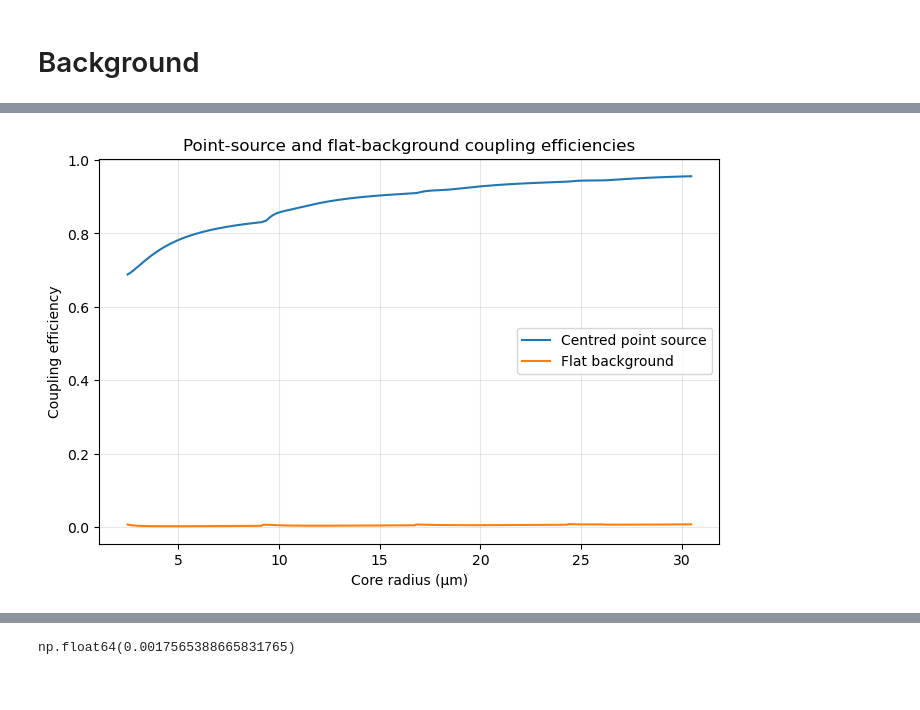
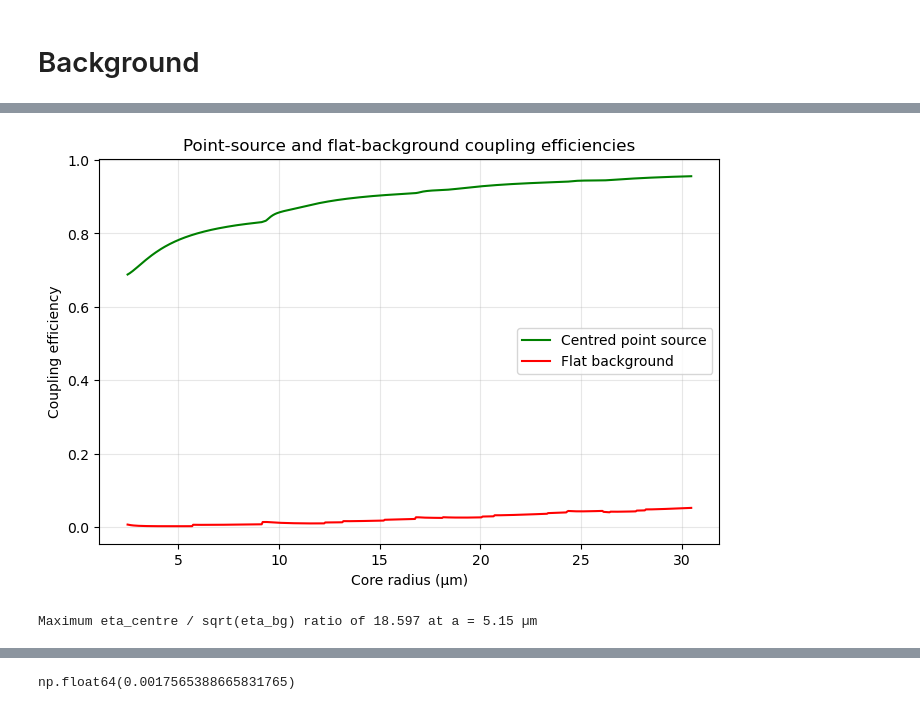
Before and after one commit to TongyueLiu/OH-Suppression-MRes-Project, a Jupyter notebook: notebooks/2D electric field calculations.ipynb, the cells around one changed output, grey strips where cells are left out. Drawn from its saved outputs; the diff is of its cells as text; code cells hidden in the pictures.

```diff
--- a/notebooks/2D electric field calculations.ipynb
+++ b/notebooks/2D electric field calculations.ipynb
@@ -537,7 +539,7 @@ def prepare_modes_2d(
             print(f"Warning: V={V:.3f} > 2.405, the fibre would support more modes than just LP01, the 'smf' case may be impractical.")
 
     elif mode_case == "few_mode":
-        allmodes = modes(V) # compute all modes supported by the fibre based on the V number
+        allmodes = modes(V, az_sym_only=az_sym) # compute all modes supported by the fibre based on the V number
 
         if az_sym:
             allmodes = [mode for mode in allmodes if mode[0] == 0] # only keep azimuthally symmetric modes if az_sym is True
@@ -1389,7 +1429,7 @@ def background_efficiency_vs_core_radius_2d(
     return results
 # %%
 # core_radius_test_small = np.linspace(1.2e-6, 20e-6, 80)
-results_bg_smf = background_efficiency_vs_core_radius_2d(
+results_bg_mmf = background_efficiency_vs_core_radius_2d(
     core_radius_array=core_radius_range_test,
     x=x,
     y=y,
@@ -1398,7 +1438,7 @@ results_bg_smf = background_efficiency_vs_core_radius_2d(
     NA=NA,
     lam0=lam0,
     alpha=0.0,
-    az_sym=True,
+    az_sym=False,
     mode_case="few_mode",
     decentre_max=None,
     n_decentre=40,
@@ -1428,5 +1468,5 @@ results_bg_smf = background_efficiency_vs_core_radius_2d(
 # %%
-a_arr = np.array([row["a"] for row in results_bg_smf])
-F_opt_arr = np.array([row["F_opt"] for row in results_bg_smf])
-eta_centre_arr = np.array([row["eta_centre"] for row in results_bg_smf])
-eta_bg_arr = np.array([row["eta_background"] for row in results_bg_smf])
+a_arr = np.array([row["a"] for row in results_bg_mmf])
+F_opt_arr = np.array([row["F_opt"] for row in results_bg_mmf])
+eta_centre_arr = np.array([row["eta_centre"] for row in results_bg_mmf])
+eta_bg_arr = np.array([row["eta_background"] for row in results_bg_mmf])
@@ -1433,12 +1485,17 @@ eta_bg_arr = np.array([row["eta_background"] for row in results_bg_smf])
 # %%
 plt.figure(figsize=(8, 5))
-plt.plot(a_arr * 1e6, eta_centre_arr, label="Centred point source")
-plt.plot(a_arr * 1e6, eta_bg_arr, label="Flat background")
+plt.plot(a_arr * 1e6, eta_centre_arr, label="Centred point source", color='green')
+plt.plot(a_arr * 1e6, eta_bg_arr, label="Flat background", color='red')
 plt.xlabel("Core radius (µm)")
 plt.ylabel("Coupling efficiency")
 plt.title("Point-source and flat-background coupling efficiencies")
 plt.legend()
 plt.grid(True, alpha=0.3)
 plt.show()
 # %% [output]
-[figure, old version]
+[figure, new version]
+# %%
+eta_ratio_max_index = np.argmax(eta_centre_arr / np.sqrt(eta_bg_arr))
+print(f"Maximum eta_centre / sqrt(eta_bg) ratio of {eta_centre_arr[eta_ratio_max_index] / np.sqrt(eta_bg_arr[eta_ratio_max_index]):.3f} at a = {a_arr[eta_ratio_max_index]*1e6:.2f} µm")
+# %% [output]
+Maximum eta_centre / sqrt(eta_bg) ratio of 18.597 at a = 5.15 µm
```
Also changed, not shown: parts of 33 cells of this notebook, 2 other files.
